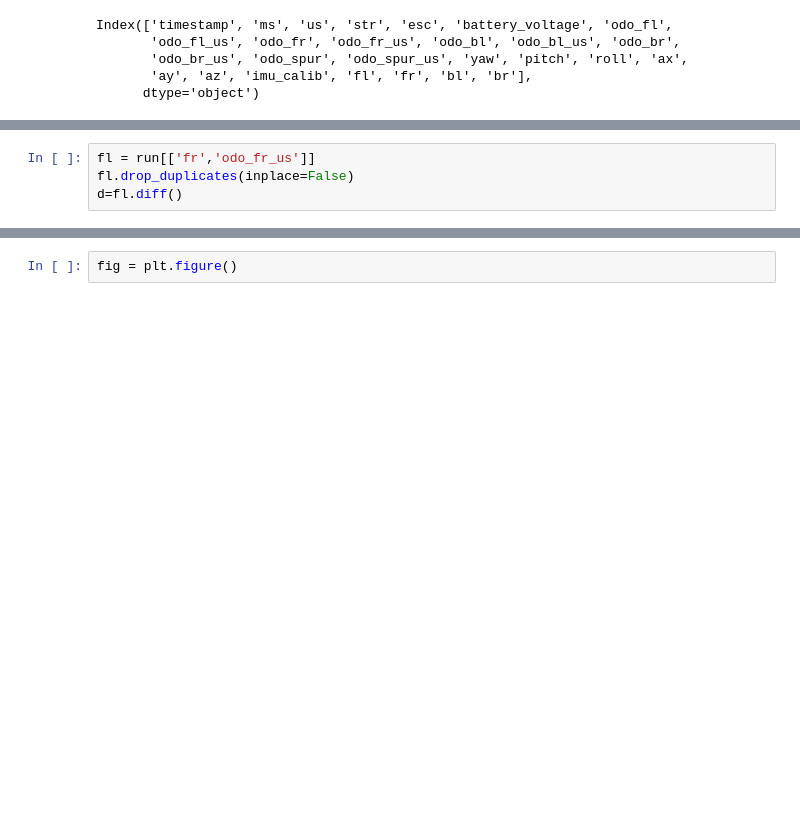
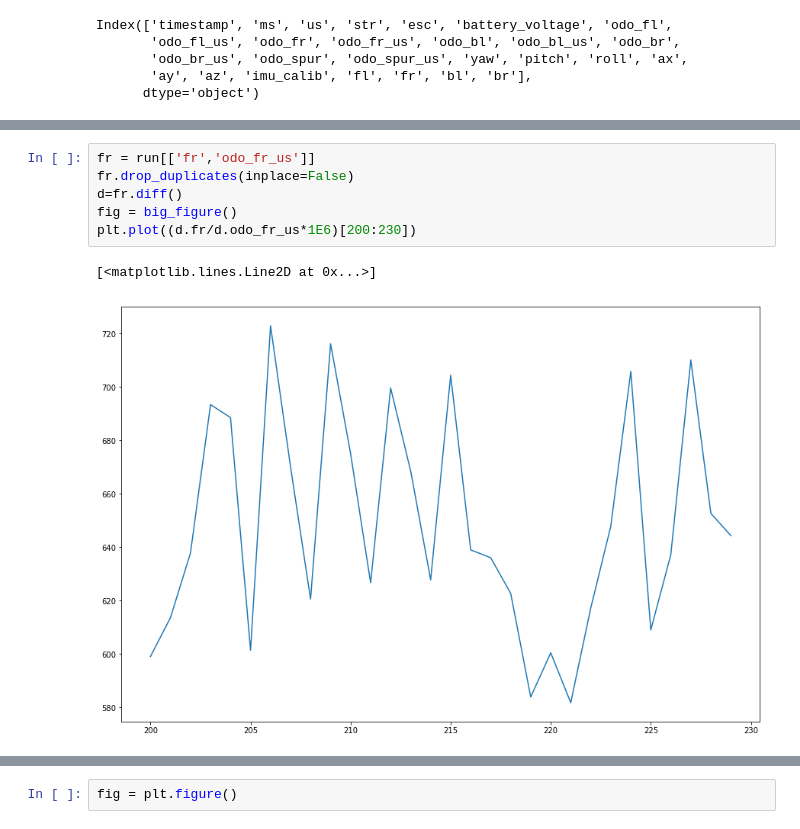
Before and after one commit to berickson/car, a Jupyter notebook: notebooks/Odometry.ipynb, the cells around one changed output, grey strips where cells are left out. Drawn from its saved outputs; the diff is of its cells as text; blank space fills up the shorter version.

```diff
--- a/notebooks/Odometry.ipynb
+++ b/notebooks/Odometry.ipynb
@@ -125,4 +125,9 @@ plt.plot(route.fc, route.ax,color='b');
 # %%
-fl = run[['fr','odo_fr_us']]
-fl.drop_duplicates(inplace=False)
-d=fl.diff()
+fr = run[['fr','odo_fr_us']]
+fr.drop_duplicates(inplace=False)
+d=fr.diff()
+fig = big_figure()
+plt.plot((d.fr/d.odo_fr_us*1E6)[200:230])
+# %% [output]
+[<matplotlib.lines.Line2D at 0x...>]
+[figure, added]
```
Also changed, not shown: parts of 11 cells of this notebook.
